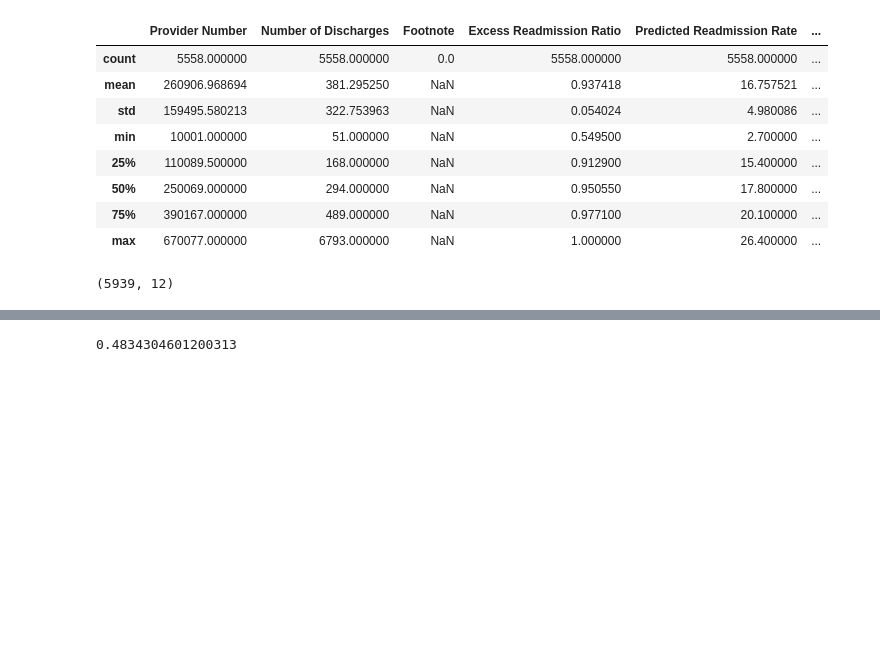
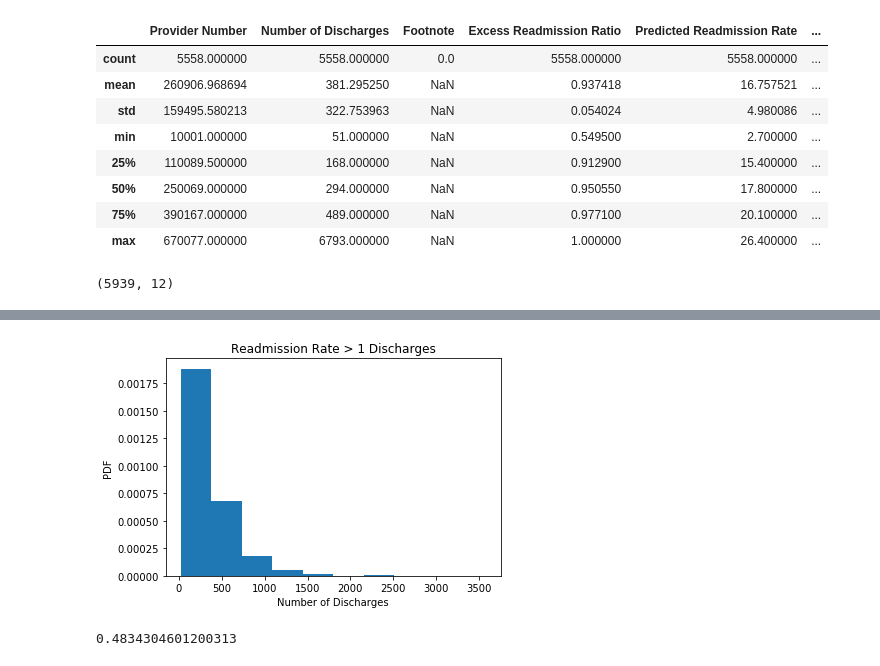
Before and after one commit to DrAugustine1981/Springboard, a Jupyter notebook: hospital_readmission_EDA.ipynb, the cells around one changed output, grey strips where cells are left out. Cells and saved outputs as stored; diff of their text form; code cells hidden in the pictures; blank space fills up the shorter version.

```diff
--- a/hospital_readmission_EDA.ipynb
+++ b/hospital_readmission_EDA.ipynb
@@ -269,3 +270,11 @@ h2
+# %%
+plt.hist(hosp2['Number of Discharges'],bins=10, normed=True)
+plt.xlabel('Number of Discharges')
+plt.ylabel('PDF')
+plt.title('Readmission Rate > 1 Discharges')
+plt.show()
+# %% [output]
+[figure, added]
 # %%
 ##hosp1
 P1=5558/(5558+5939)
```
Also changed, not shown: parts of 5 cells of this notebook.
